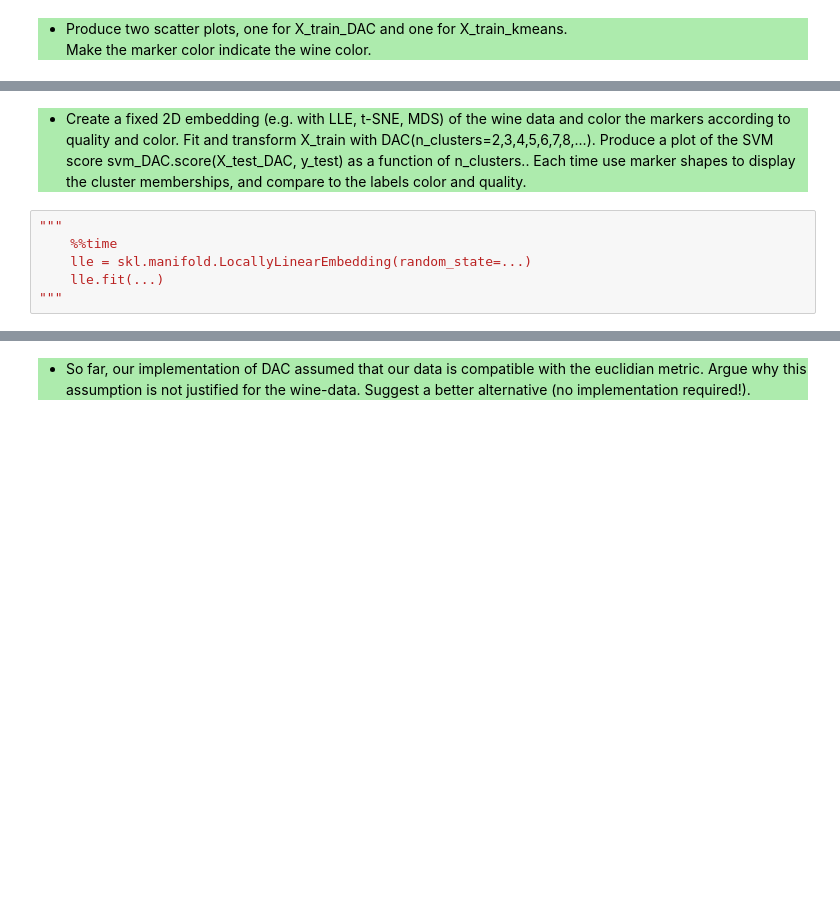
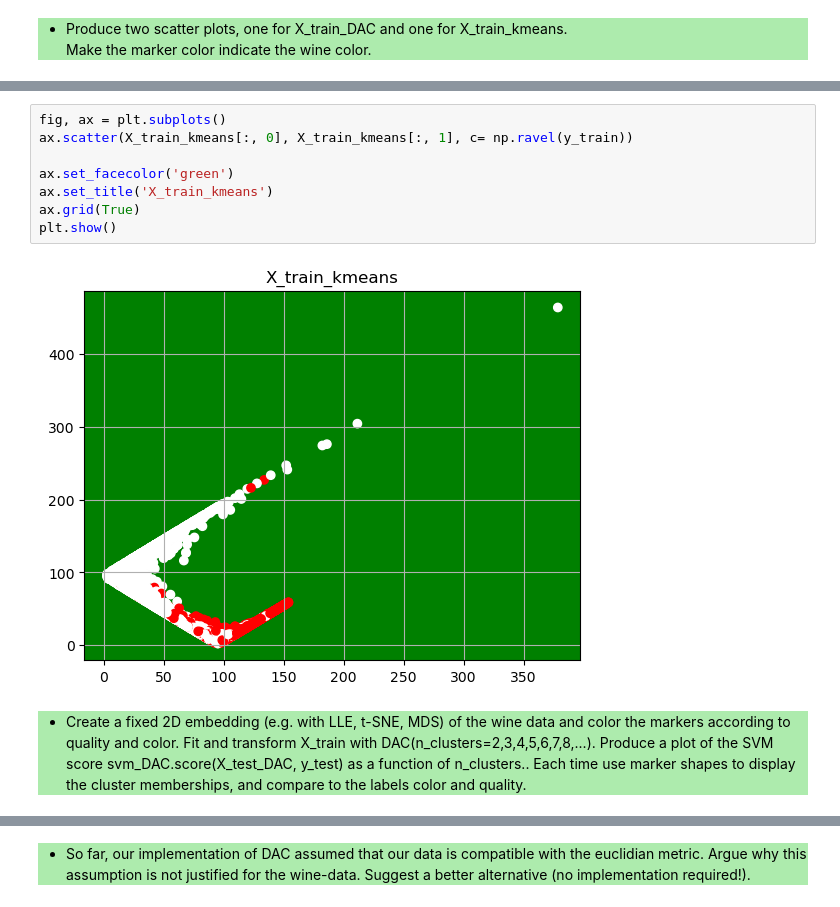
Before and after one commit to jiaqingxie/Statistical-Learning-Theory-ETHZ, a Jupyter notebook: Graded_Proj/slt-ce-2.ipynb, the cells around one changed output, grey strips where cells are left out. Cells and saved outputs as stored; diff of their text form; blank space fills up the shorter version.

```diff
--- a/Graded_Proj/slt-ce-2.ipynb
+++ b/Graded_Proj/slt-ce-2.ipynb
@@ -243,12 +289,16 @@ svm.score(X_test_kmeans, y_test)
+# %%
+fig, ax = plt.subplots()
+ax.scatter(X_train_kmeans[:, 0], X_train_kmeans[:, 1], c= np.ravel(y_train))
+
+ax.set_facecolor('green')
+ax.set_title('X_train_kmeans')
+ax.grid(True)
+plt.show()
+# %% [output]
+[figure, added]
 # %% [markdown]
 <ul style="background-color:#adebad;">
     <li>
         Create a fixed 2D embedding (e.g. with LLE, t-SNE, MDS) of the wine data and color the markers according to quality and color. Fit and transform X_train with DAC(n_clusters=2,3,4,5,6,7,8,...). Produce a plot of the SVM score svm_DAC.score(X_test_DAC, y_test) as a function of n_clusters.. Each time use marker shapes to display the cluster memberships, and compare to the labels color and quality.
     </li>
 </ul>
-# %%
-"""
-    %%time
-    lle = skl.manifold.LocallyLinearEmbedding(random_state=...)
-    lle.fit(...)
-"""
```
Also changed, not shown: parts of 27 cells of this notebook.
